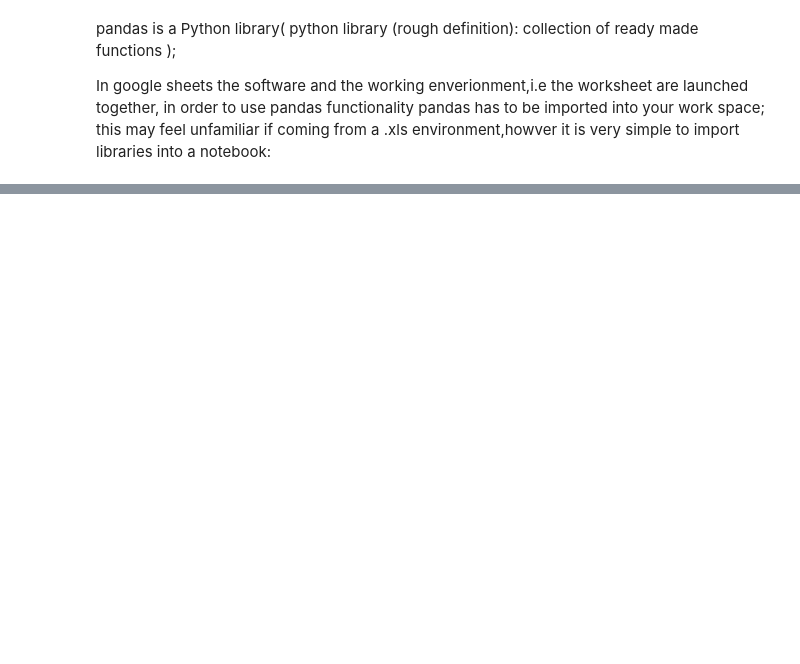
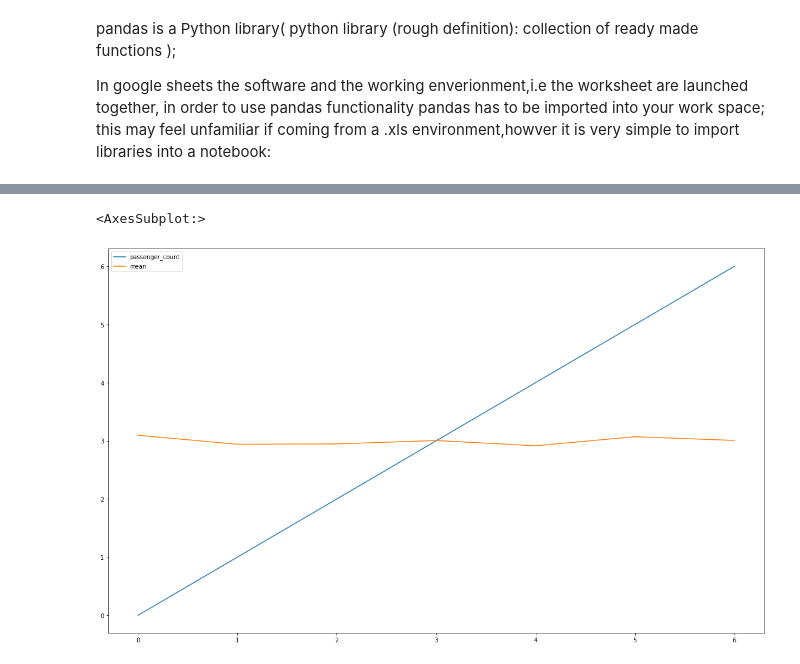
Before and after one commit to Danddt/Practice-run, a Jupyter notebook: taxi-with-pandas.ipynb, the cells around one changed output, grey strips where cells are left out. Cells and saved outputs as stored; diff of their text form; code cells hidden in the pictures; blank space fills up the shorter version.

```diff
--- a/taxi-with-pandas.ipynb
+++ b/taxi-with-pandas.ipynb
@@ -62,0 +104,4 @@ df['fare_amount'].idxmax()
+# %%
+pd.options.display.float_format = "{:,.2f}".format
+passanger_distance = df.groupby(['passenger_count'])['trip_distance'].agg(['mean']).reset_index()
+print(passanger_distance)
@@ -62,0 +117,5 @@ df['fare_amount'].idxmax()
+# %%
+passanger_distance.plot.line(figsize=(20,12))
+# %% [output]
+<AxesSubplot:>
+[figure, added]
```
Also changed, not shown: parts of 19 cells of this notebook.
